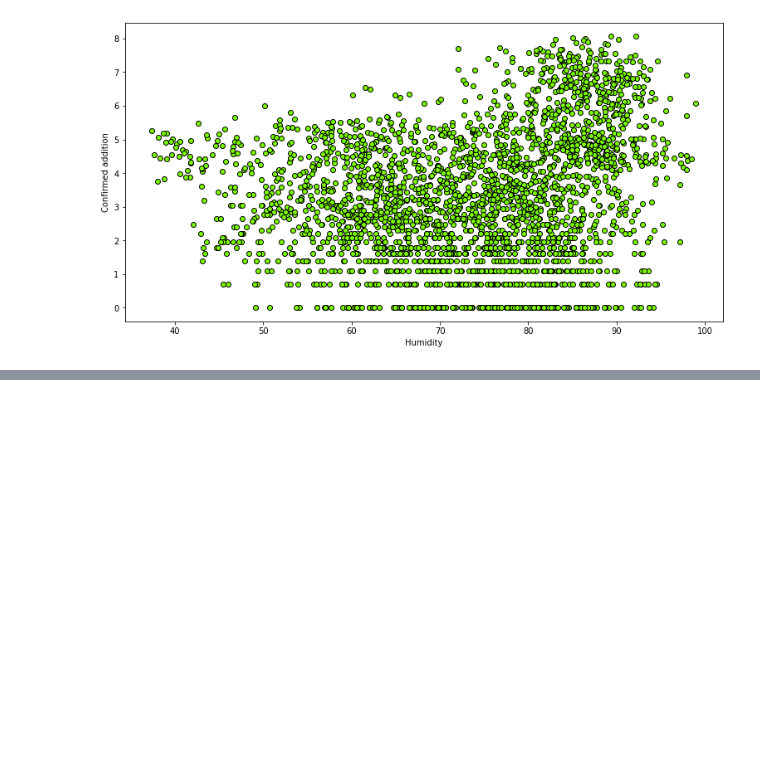
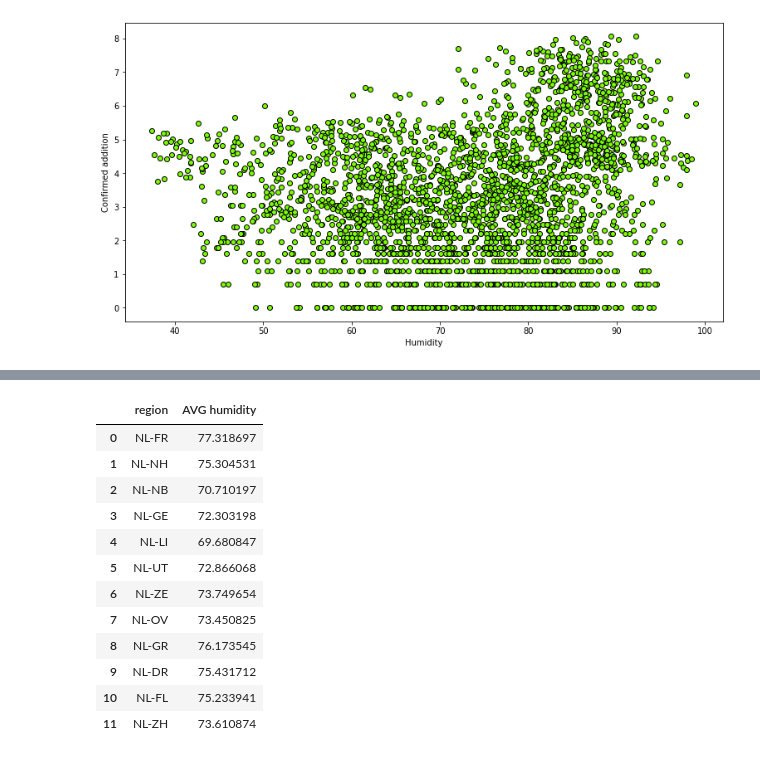
Before and after one commit to Javh2138/fyp2021p02g16, a Jupyter notebook: Notebooks/Fyp2021p02g16.ipynb, the cells around one changed output, grey strips where cells are left out. Cells and saved outputs as stored; diff of their text form; code cells hidden in the pictures; blank space fills up the shorter version.

```diff
--- a/Notebooks/Fyp2021p02g16.ipynb
+++ b/Notebooks/Fyp2021p02g16.ipynb
@@ -481,0 +498,49 @@ axes.scatter(weather_corona['RelativeHumiditySurface'], np.log(weather_corona['c
+# %%
+# Fifth task, we create a new column in our data frame with the cases per capita
+# df["cases_pc"] = df["cases"] / df["population"]*100
+
+# # And we plot it just like we did before
+# nl_map = folium.Map(location = [52.3,5.5], zoom_start = 7.4)
+# folium.Choropleth(
+#     geo_data = '../Data/Raw/shapefiles/nl.geojson',
+#     name = "cases",
+#     data = df,
+#     columns = ['region', 'cases_pc'],
+#     key_on = "properties.iso_3166_2",
+#     fill_color = "OrRd",
+#     fill_opacity = 0.7,
+#     line_opacity = 0.2,
+#     legend_name = "number of cases %",
+# ).add_to(nl_map)
+
+#nl_map
+
+region_humidity = {}
+
+reg_names = set(weather_corona['region_code'])
+
+for name in list(reg_names):
+    mask = weather_corona['region_code'] == name
+    region_humidity[name] = [sum(weather_corona[mask]['RelativeHumiditySurface'])/len(weather_corona[mask])]
+    #print(sum(weather_corona[mask]['RelativeHumiditySurface'])/len(weather_corona[mask]))
+
+
+
+region_humidity_df = pd.DataFrame.from_dict(region_humidity)
+region_humidity_df = region_humidity_df.transpose().reset_index()
+region_humidity_df.rename(columns = {'index':'region',0:'AVG humidity'}, inplace = True)
+region_humidity_df
+# %% [output]
+|  | region | AVG humidity |
+| 0 | NL-FR | 77.318697 |
+| 1 | NL-NH | 75.304531 |
+| 2 | NL-NB | 70.710197 |
+| 3 | NL-GE | 72.303198 |
+| 4 | NL-LI | 69.680847 |
+| 5 | NL-UT | 72.866068 |
+| 6 | NL-ZE | 73.749654 |
+| 7 | NL-OV | 73.450825 |
+| 8 | NL-GR | 76.173545 |
+| 9 | NL-DR | 75.431712 |
+| 10 | NL-FL | 75.233941 |
+| 11 | NL-ZH | 73.610874 |
```
Also changed, not shown: parts of 4 cells of this notebook.
